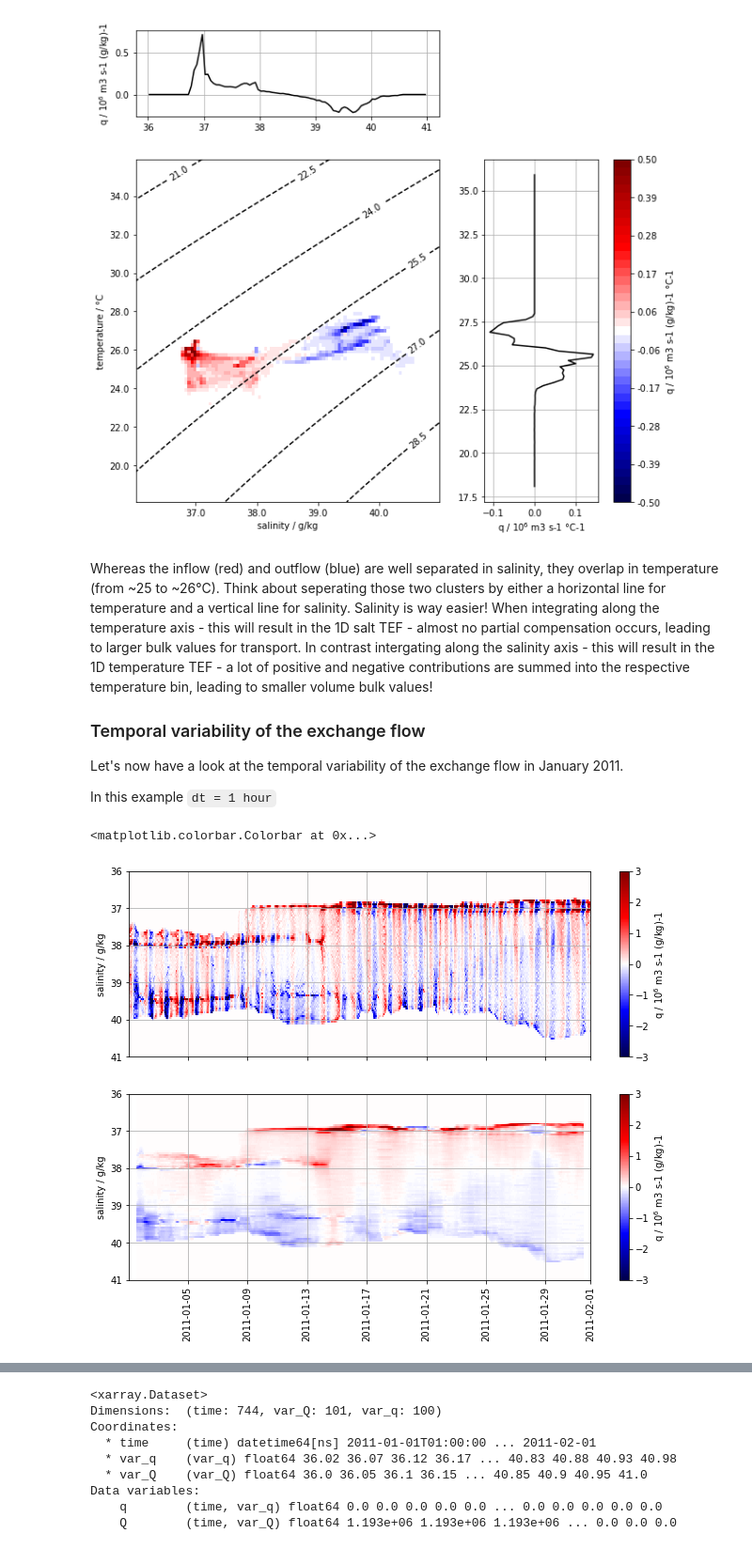
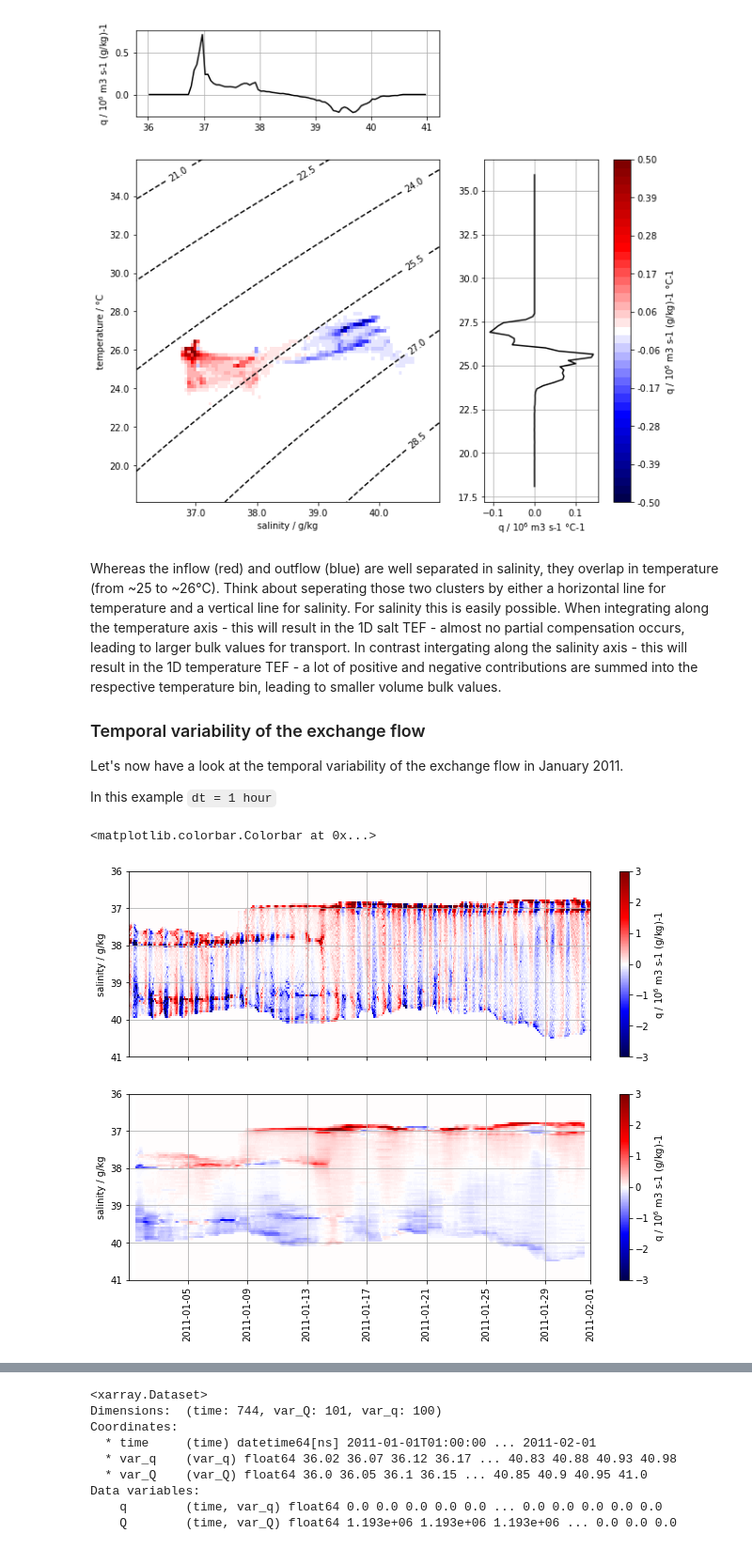
Before and after one commit to florianboergel/pyTEF, a Jupyter notebook: 03_example_persian_gulf.ipynb, the cells around one changed output, grey strips where cells are left out. Shown at 94% size. Drawn from its saved outputs; the diff is of its cells as text; code cells hidden in the pictures.

```diff
--- a/03_example_persian_gulf.ipynb
+++ b/03_example_persian_gulf.ipynb
@@ -22,8 +15,8 @@ download_test_data(downloadpath)
 # %%
-ds_winter = xr.open_dataset(downloadpath + "/SoH_2_2011_01.nc").load() #exchange flow in Strait of Hormuz winter
-ds_summer = xr.open_dataset(downloadpath + "/SoH_2_2011_08.nc").load() #exchange flow in Strait of Hormuz summer
-ds_2d_winter = xr.open_dataset(downloadpath + "/Surface_2011_01.nc").load()  #SST and SSS winter
-ds_2d_summer = xr.open_dataset(downloadpath + "/Surface_2011_08.nc").load()  #SST and SSS summer
+ds_winter = xr.open_dataset("data/SoH_2_2011_01.nc").load() #exchange flow in Strait of Hormuz winter
+ds_summer = xr.open_dataset("data/SoH_2_2011_01.nc")        #exchange flow in Strait of Hormuz summer
+ds_2d_winter = xr.open_dataset("data/Surface_2011_01.nc")   #SST and SSS winter
+ds_2d_summer = xr.open_dataset("data/Surface_2011_08.nc")   #SST and SSS summer
 # %%
 ds_2d = xr.concat([ds_2d_winter, ds_2d_summer], dim = "time").squeeze()
 # %% [markdown]
@@ -316,7 +313,7 @@ plt.gcf().subplots_adjust(bottom=0.15)
 # %% [output]
 [figure]
 # %% [markdown]
-Whereas the inflow (red) and outflow (blue) are well separated in salinity, they overlap in temperature (from ~25 to ~26°C). Think about seperating those two clusters by either a horizontal line for temperature and a vertical line for salinity. Salinity is way easier! When integrating along the temperature axis - this will result in the 1D salt TEF - almost no partial compensation occurs, leading to larger bulk values for transport. In contrast intergating along the salinity axis - this will result in the 1D temperature TEF - a lot of positive and negative contributions are summed into the respective temperature bin, leading to smaller volume bulk values!
+Whereas the inflow (red) and outflow (blue) are well separated in salinity, they overlap in temperature (from ~25 to ~26°C). Think about seperating those two clusters by either a horizontal line for temperature and a vertical line for salinity. For salinity this is easily possible. When integrating along the temperature axis - this will result in the 1D salt TEF - almost no partial compensation occurs, leading to larger bulk values for transport. In contrast intergating along the salinity axis - this will result in the 1D temperature TEF - a lot of positive and negative contributions are summed into the respective temperature bin, leading to smaller volume bulk values.
 
 ### Temporal variability of the exchange flow
 
@@ -326,36 +323,36 @@ In this example `dt = 1 hour`
 # %%
 fig, ax = plt.subplots(2, 1, sharex=True, sharey=False, figsize=(11, 8))
 ax = ax.ravel()
 
 vmax = 3.0
 
-pcol = ax[0].pcolormesh(out1d_vol_transport_s.time.values,
+pcol = ax[0].pcolormesh(out1d_vol_transport_s.time,
                         out1d_vol_transport_s.var_q,
                         out1d_vol_transport_s.q.T/1000000,
                         cmap='seismic',
                         vmin=-vmax,
                         vmax=vmax)
 ax[0].set_ylim(41,36) #invert salinity axis
 ax[0].set_ylabel('salinity / g/kg')
 ax[0].grid()
 plt.colorbar(pcol,
              ax=ax[0],
              label='q / 10$^6$ m3 s-1 (g/kg)-1')
-pcol = ax[1].pcolormesh(out1d_vol_transport_s.time.values,
+pcol = ax[1].pcolormesh(out1d_vol_transport_s.time,
                         out1d_vol_transport_s.var_q,
                         out1d_vol_transport_s.q
-                        .rolling(time=24, center=True)
+                        .rolling(time=24, center=True) #rolling mean applied here and in the next line
                         .mean().T/1000000,
                         cmap='seismic',
                         vmin=-vmax,
                         vmax=vmax)
 ax[1].set_ylabel('salinity / g/kg')
 ax[1].grid()
 ax[1].set_ylim(41,36)
 plt.xticks(rotation=90)
 plt.colorbar(pcol, ax=ax[1], label='q / 10$^6$ m3 s-1 (g/kg)-1')
 # %% [output]
 <matplotlib.colorbar.Colorbar at 0x...>
-[figure, old version]
+[figure, new version]
 # %% [markdown]
 One can nicely see the variability of the exchange flow: The range in salinity changes, e.g. around January 9th Indian Ocean Surface Water with  a salinity of 37 g/kg arrives again at the transect.
```
Also changed, not shown: parts of 16 cells of this notebook.
